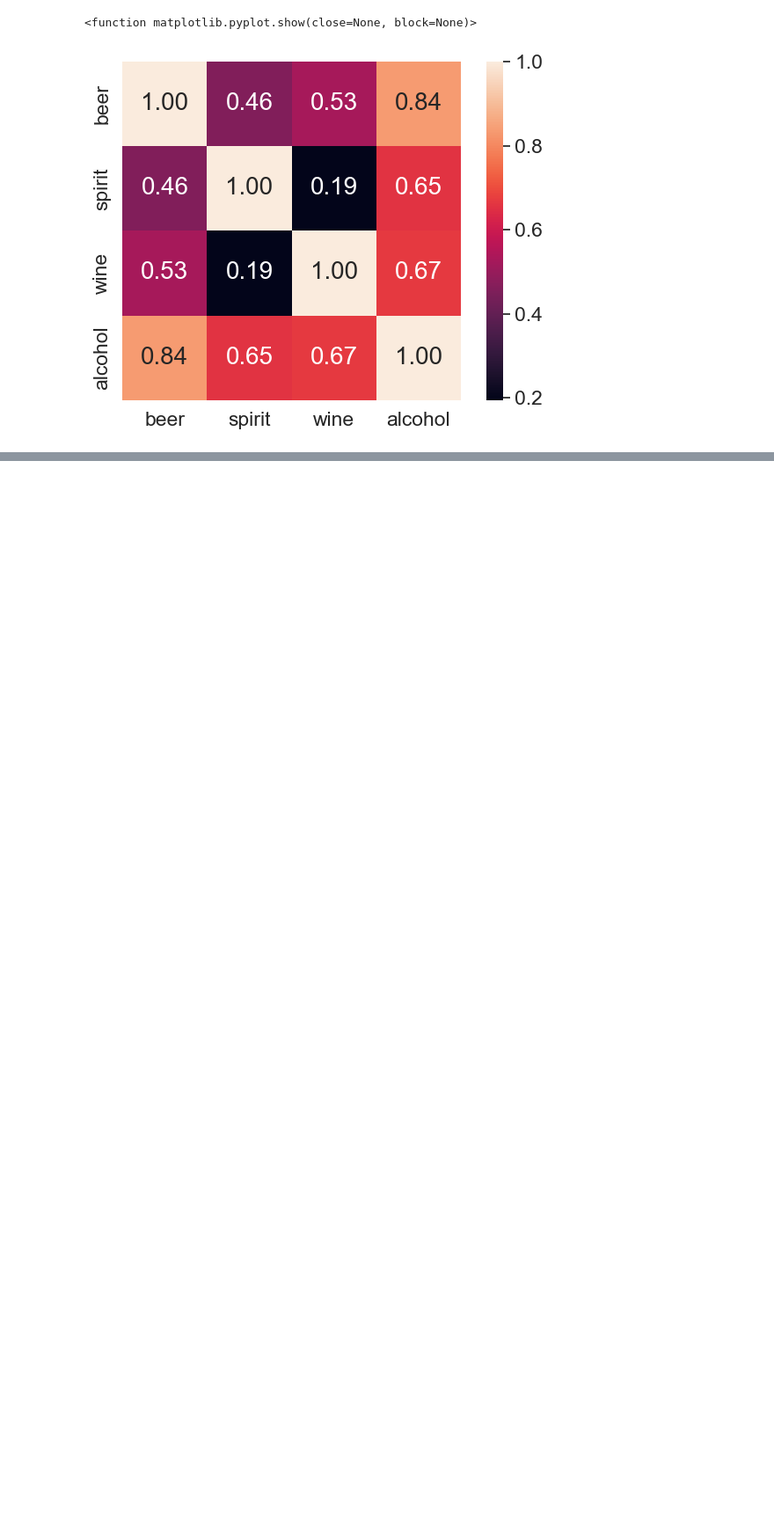
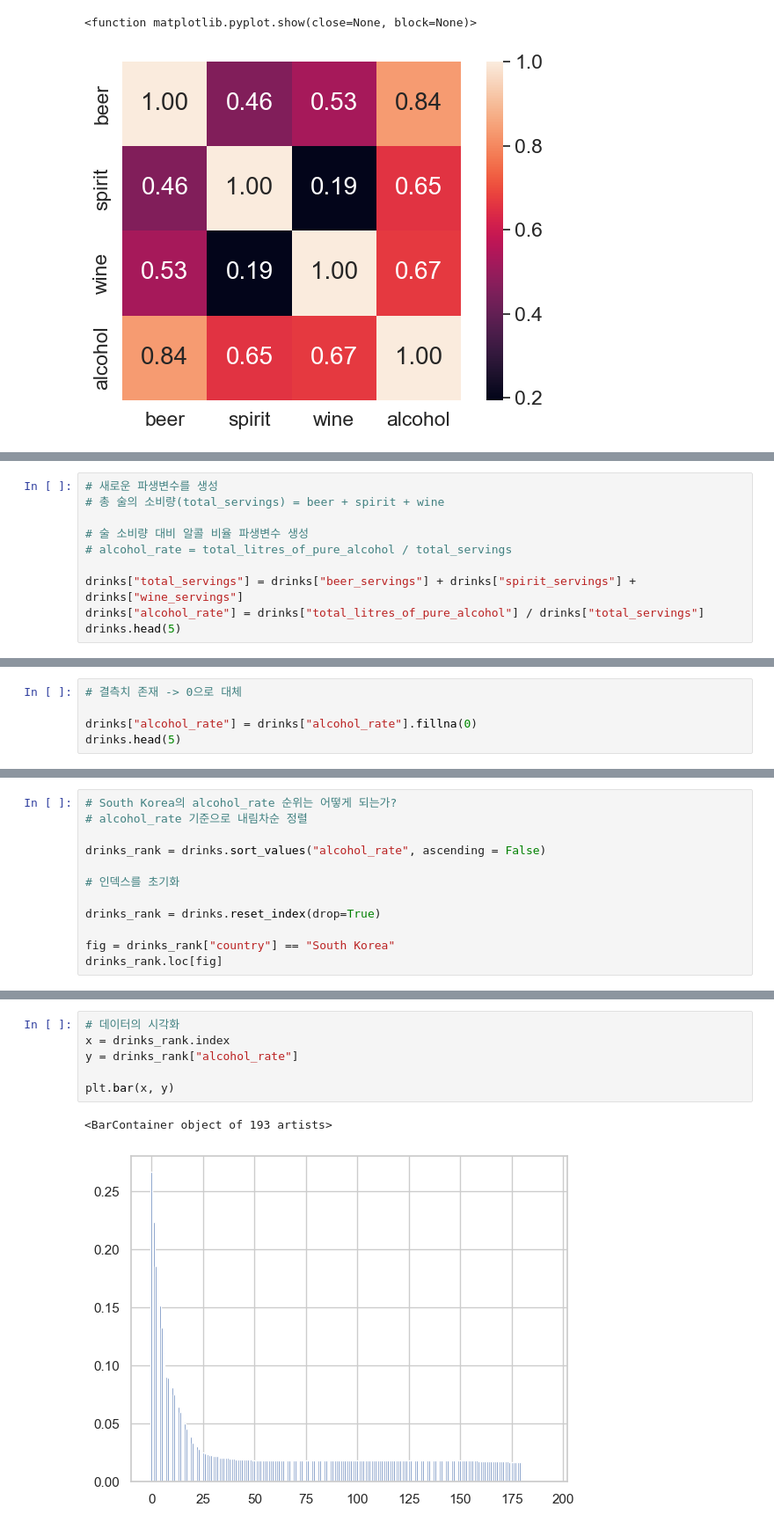
Before and after one commit to taemin0706/python-class, a Jupyter notebook: 230304/01_seaborn.ipynb, the cells around one changed output, grey strips where cells are left out. Shown at 88% size. Saved outputs shown, nothing was run; the diff lists cells and outputs as text; blank space fills up the shorter version.

```diff
--- a/230304/01_seaborn.ipynb
+++ b/230304/01_seaborn.ipynb
@@ -79,0 +91,10 @@ plt.show
+# %%
+# 새로운 파생변수를 생성
+# 총 술의 소비량(total_servings) = beer + spirit + wine
+
+# 술 소비량 대비 알콜 비율 파생변수 생성
+# alcohol_rate = total_litres_of_pure_alcohol / total_servings
+
+drinks["total_servings"] = drinks["beer_servings"] + drinks["spirit_servings"] + drinks["wine_servings"]
+drinks["alcohol_rate"] = drinks["total_litres_of_pure_alcohol"] / drinks["total_servings"]
+drinks.head(5)
@@ -79,0 +112,5 @@ plt.show
+# %%
+# 결측치 존재 -> 0으로 대체
+
+drinks["alcohol_rate"] = drinks["alcohol_rate"].fillna(0)
+drinks.head(5)
@@ -79,0 +128,12 @@ plt.show
+# %%
+# South Korea의 alcohol_rate 순위는 어떻게 되는가?
+# alcohol_rate 기준으로 내림차순 정렬
+
+drinks_rank = drinks.sort_values("alcohol_rate", ascending = False)
+
+# 인덱스를 초기화
+
+drinks_rank = drinks.reset_index(drop=True)
+
+fig = drinks_rank["country"] == "South Korea"
+drinks_rank.loc[fig]
@@ -79,0 +153,9 @@ plt.show
+# %%
+# 데이터의 시각화
+x = drinks_rank.index
+y = drinks_rank["alcohol_rate"]
+
+plt.bar(x, y)
+# %% [output]
+<BarContainer object of 193 artists>
+[figure, added]
```
Also changed, not shown: parts of 10 cells of this notebook, 3 other files.
